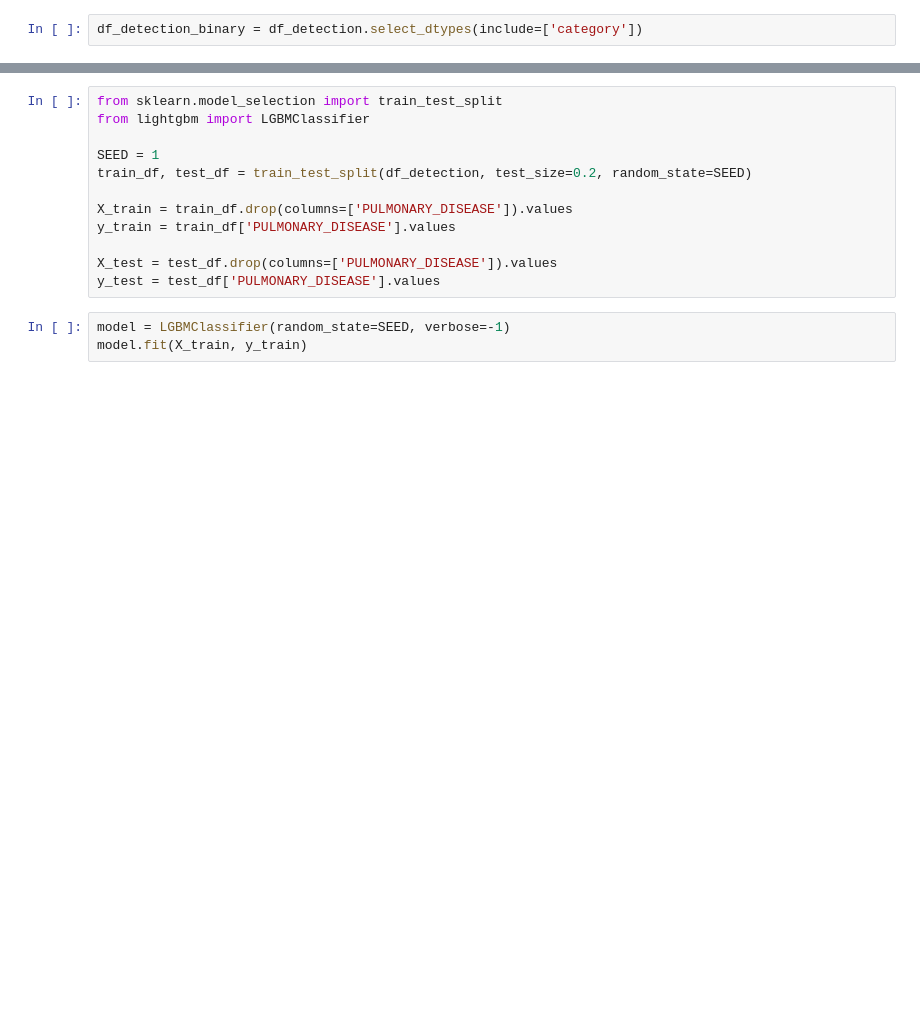
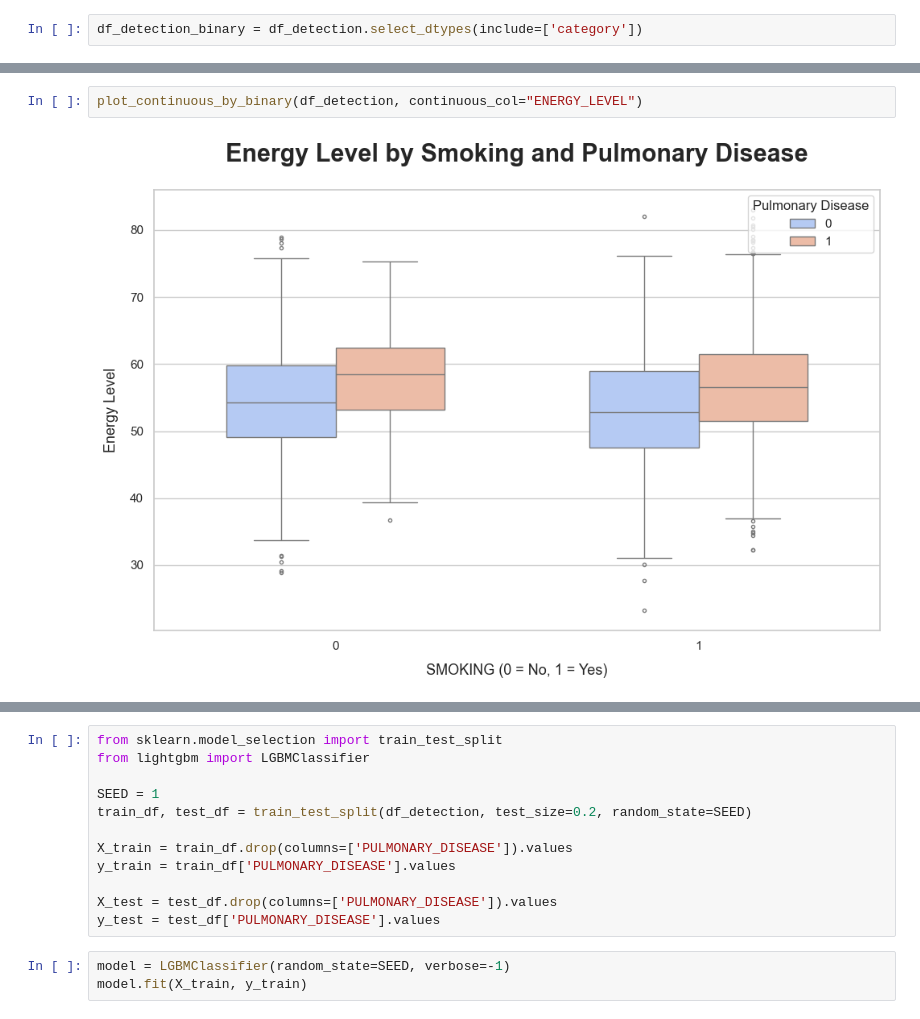
Before and after one commit to jrafaelpena/curso-si-puj, a Jupyter notebook: workspace/jrpg/0-comparacion-modelos.ipynb, the cells around one changed output, grey strips where cells are left out. Cells and saved outputs as stored; diff of their text form; blank space fills up the shorter version.

```diff
--- a/workspace/jrpg/0-comparacion-modelos.ipynb
+++ b/workspace/jrpg/0-comparacion-modelos.ipynb
@@ -228,0 +342,4 @@ plt.show()
+# %%
+plot_continuous_by_binary(df_detection, continuous_col="ENERGY_LEVEL")
+# %% [output]
+[figure, added]
```
Also changed, not shown: parts of 11 cells of this notebook, 13 other files.
